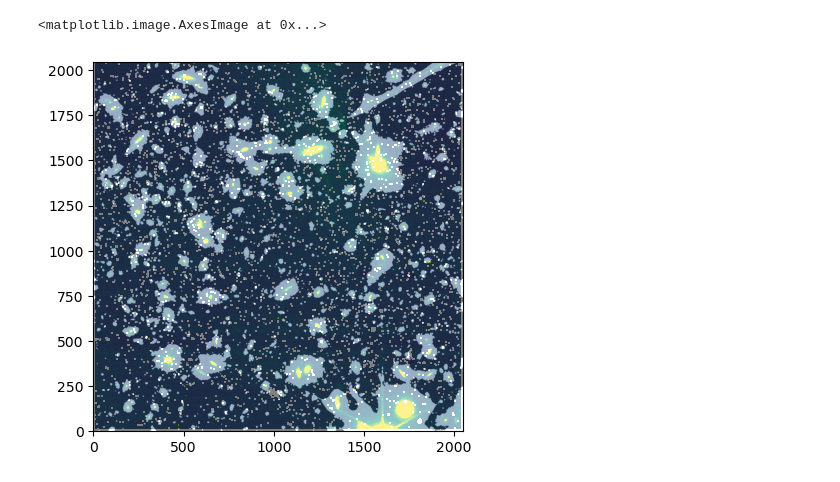
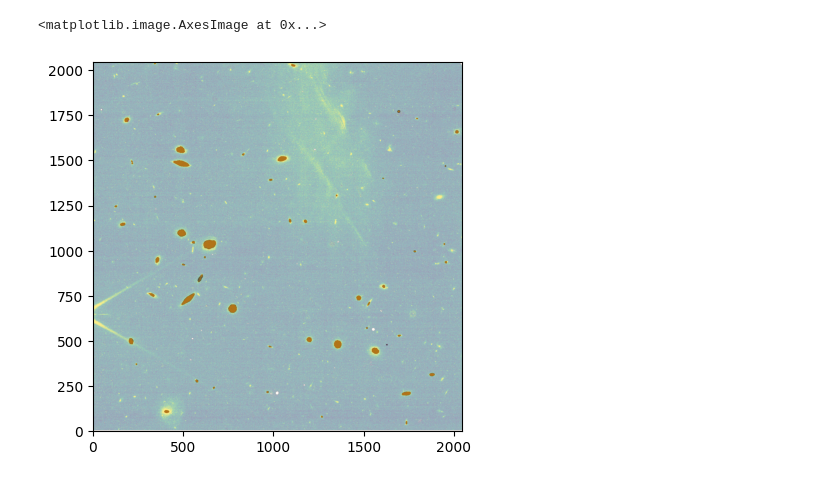
Before and after one commit to zihaowu-astro/NMFwisp, a Jupyter notebook: tutorial.ipynb, the cells around one changed output. Cells and saved outputs as stored; diff of their text form; code cells hidden in the pictures.

```diff
--- a/tutorial.ipynb
+++ b/tutorial.ipynb
@@ -1,19 +1,19 @@
 # %%
 from astropy.io import fits
 import matplotlib.pyplot as plt
 import numpy as np
 
-filename = './data/jw01286001001_07201_00003_nrcb4_rate.fits'
-maskfile = './data/jw01286001001_07201_00003_nrcb4_cal_bkgsub_tweak_smask-full.fits'
+filename = '../data/jw01286008001_31201_00001_nrcb4_cal.fits'
+maskfile = '../data/jw01286008001_31201_00001_nrcb4_cal_smask.fits'
 
 data = fits.open(filename)['SCI'].data
 err  = fits.open(filename)['ERR'].data
 mask = fits.open(maskfile)[0].data
 plt.imshow(data, origin='lower', vmin=np.nanpercentile(data, 1), vmax=np.nanpercentile(data, 99))
-plt.imshow(mask, origin='lower', vmin=0, vmax=1, alpha=0.5, cmap='gray')
+plt.imshow(mask, origin='lower', vmin=0, vmax=1, alpha=0.5, cmap='Reds')
 # %% [output]
 <matplotlib.image.AxesImage at 0x...>
-[figure, old version]
+[figure, new version]
 # %%
 filter_name = 'F150W'
 detector_name = 'nrcb4'
```
Also changed, not shown: parts of 3 cells of this notebook, 2 other files.
